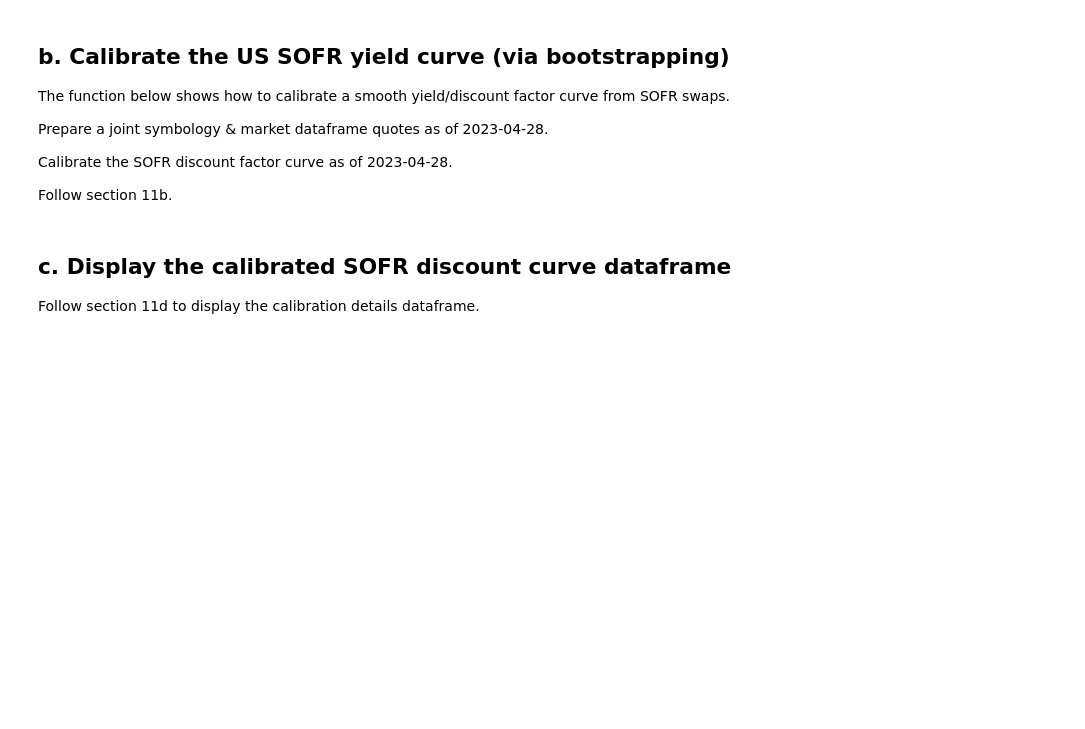
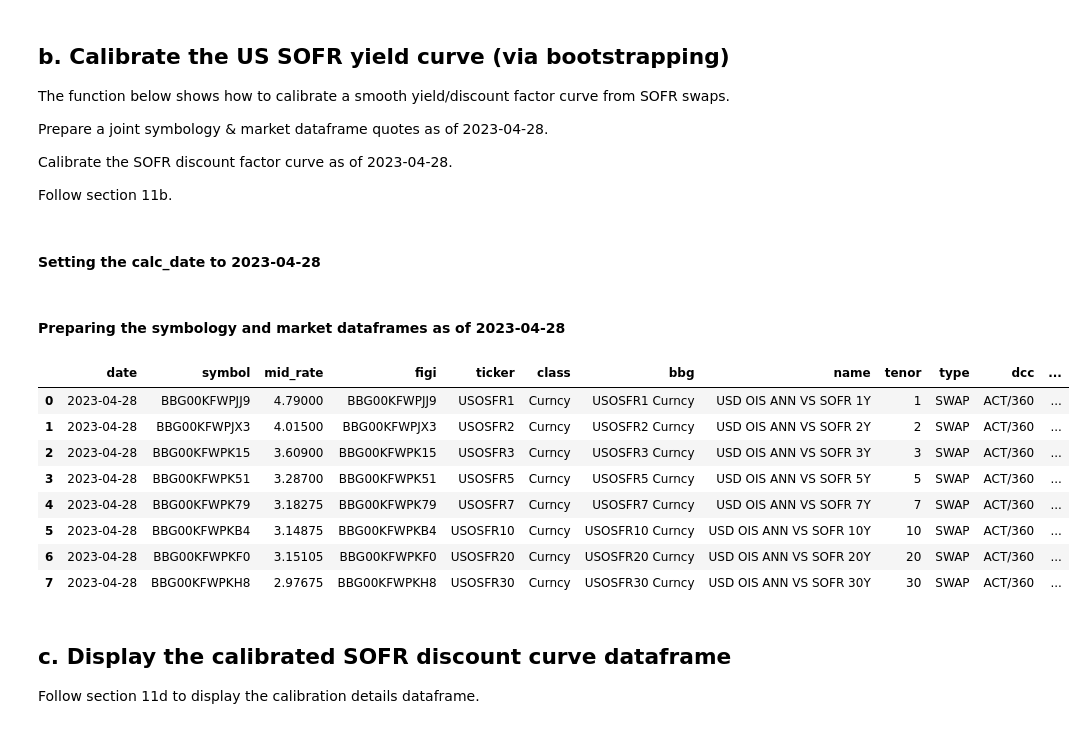
Before and after one commit to alanwake47/FINM-35700-Credit-Markets, a Jupyter notebook: week3/hw3/Homework 3.ipynb, the cells around one changed output. Saved outputs shown, nothing was run; the diff lists cells and outputs as text; code cells hidden in the pictures; blank space fills up the shorter version.

```diff
--- a/week3/hw3/Homework 3.ipynb
+++ b/week3/hw3/Homework 3.ipynb
@@ -624,3 +714,5 @@ Prepare a joint symbology & market dataframe quotes as of 2023-04-28.
 Calibrate the SOFR discount factor curve as of 2023-04-28.
 
 Follow section 11b.
+# %% [markdown]
+#### Setting the calc_date to 2023-04-28
@@ -627,3 +721,20 @@ Follow section 11b.
+# %% [markdown]
+#### Preparing the symbology and market dataframes as of 2023-04-28
+# %%
+sofr_swaps_market_data_eod2 = sofr_swaps_market_data_eod1[sofr_swaps_market_data_eod1.date == "2023-04-28"].sort_values(by='term').reset_index(drop=True)
+sofr_swaps_market_data_eod2 = sofr_swaps_market_data_eod2.rename(columns={'term':'tenor'})
+# %%
+sofr_swaps_market_data_eod2
+# %% [output]
+|  | date | symbol | mid_rate | figi | ticker | class | bbg | name | tenor | type | dcc | ... |
+| 0 | 2023-04-28 | BBG00KFWPJJ9 | 4.79000 | BBG00KFWPJJ9 | USOSFR1 | Curncy | USOSFR1 Curncy | USD OIS ANN VS SOFR 1Y | 1 | SWAP | ACT/360 | ... |
+| 1 | 2023-04-28 | BBG00KFWPJX3 | 4.01500 | BBG00KFWPJX3 | USOSFR2 | Curncy | USOSFR2 Curncy | USD OIS ANN VS SOFR 2Y | 2 | SWAP | ACT/360 | ... |
+| 2 | 2023-04-28 | BBG00KFWPK15 | 3.60900 | BBG00KFWPK15 | USOSFR3 | Curncy | USOSFR3 Curncy | USD OIS ANN VS SOFR 3Y | 3 | SWAP | ACT/360 | ... |
+| 3 | 2023-04-28 | BBG00KFWPK51 | 3.28700 | BBG00KFWPK51 | USOSFR5 | Curncy | USOSFR5 Curncy | USD OIS ANN VS SOFR 5Y | 5 | SWAP | ACT/360 | ... |
+| 4 | 2023-04-28 | BBG00KFWPK79 | 3.18275 | BBG00KFWPK79 | USOSFR7 | Curncy | USOSFR7 Curncy | USD OIS ANN VS SOFR 7Y | 7 | SWAP | ACT/360 | ... |
+| 5 | 2023-04-28 | BBG00KFWPKB4 | 3.14875 | BBG00KFWPKB4 | USOSFR10 | Curncy | USOSFR10 Curncy | USD OIS ANN VS SOFR 10Y | 10 | SWAP | ACT/360 | ... |
+| 6 | 2023-04-28 | BBG00KFWPKF0 | 3.15105 | BBG00KFWPKF0 | USOSFR20 | Curncy | USOSFR20 Curncy | USD OIS ANN VS SOFR 20Y | 20 | SWAP | ACT/360 | ... |
+| 7 | 2023-04-28 | BBG00KFWPKH8 | 2.97675 | BBG00KFWPKH8 | USOSFR30 | Curncy | USOSFR30 Curncy | USD OIS ANN VS SOFR 30Y | 30 | SWAP | ACT/360 | ... |
 # %%
 def calibrate_sofr_curve_from_frame(
         calc_date: ql.Date,
```
Also changed, not shown: parts of 13 cells of this notebook.
